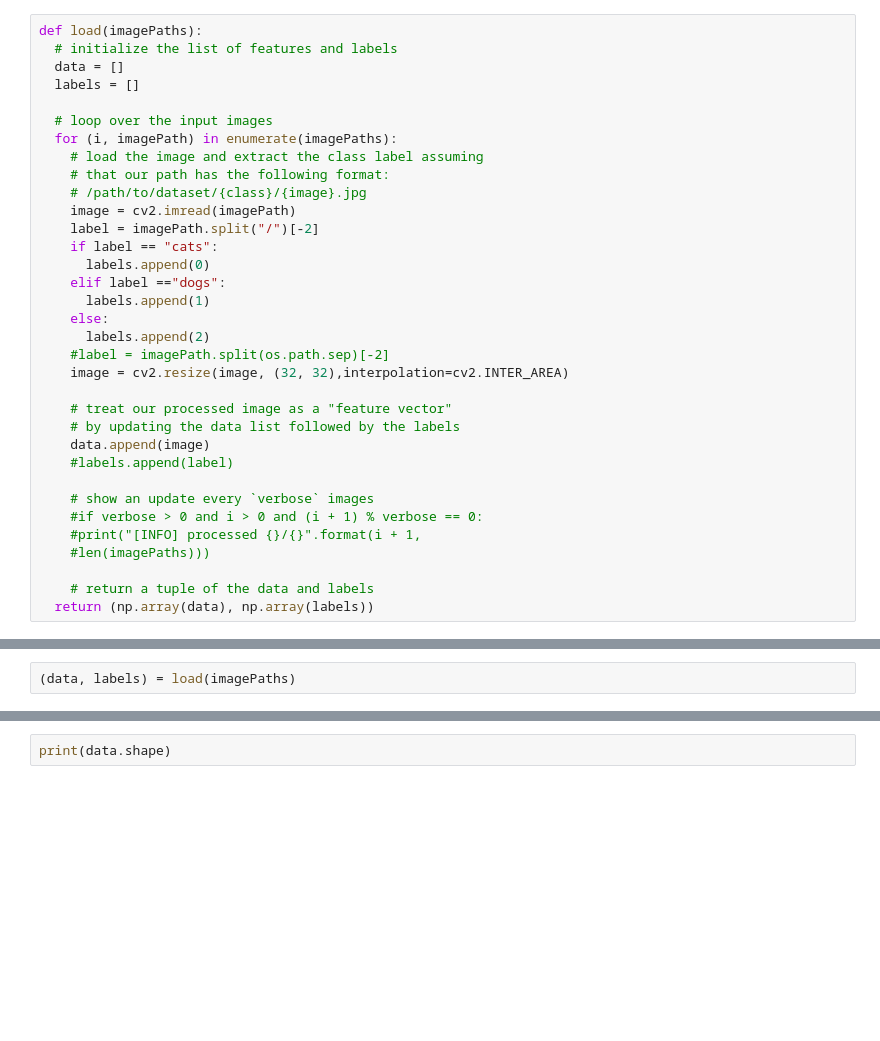
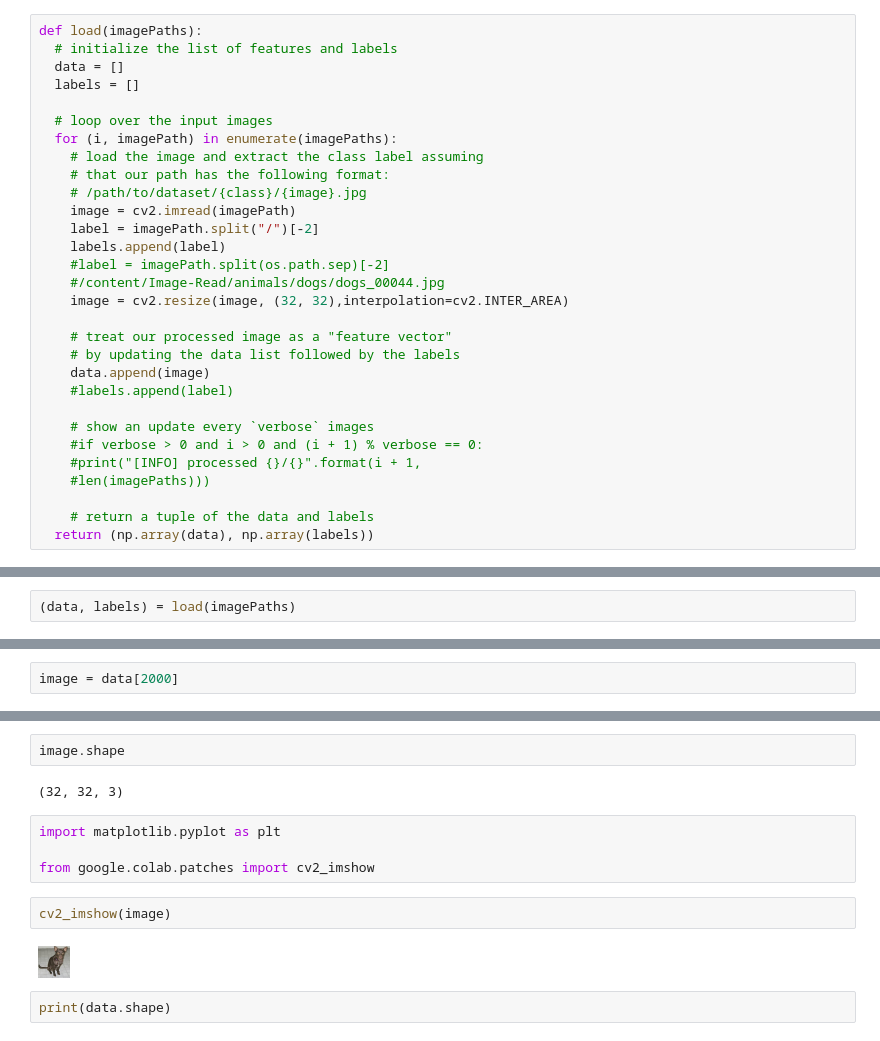
Before and after one commit to mohanrajmit/DL-Training, a Jupyter notebook: Animals_keras.ipynb, the cells around one changed output, grey strips where cells are left out. Saved outputs shown, nothing was run; the diff lists cells and outputs as text; blank space fills up the shorter version.

```diff
--- a/Animals_keras.ipynb
+++ b/Animals_keras.ipynb
@@ -39,13 +42,9 @@ def load(imagePaths):
     # /path/to/dataset/{class}/{image}.jpg
     image = cv2.imread(imagePath)
     label = imagePath.split("/")[-2]
-    if label == "cats":
-      labels.append(0)
-    elif label =="dogs":
-      labels.append(1)
-    else:
-      labels.append(2)
+    labels.append(label)
     #label = imagePath.split(os.path.sep)[-2]
+    #/content/Image-Read/animals/dogs/dogs_00044.jpg
     image = cv2.resize(image, (32, 32),interpolation=cv2.INTER_AREA)
 
     # treat our processed image as a "feature vector"
@@ -69,0 +73,2 @@ print(imagePaths)
+# %%
+image = data[2000]
@@ -70,3 +95,15 @@ print(imagePaths)
+# %%
+image.shape
+# %% [output]
+(32, 32, 3)
+# %%
+import matplotlib.pyplot as plt
+
+from google.colab.patches import cv2_imshow
+# %%
+cv2_imshow(image)
+# %% [output]
+[figure, added]
 # %%
 print(data.shape)
 # %% [output]
```
Also changed, not shown: parts of 32 cells of this notebook.
